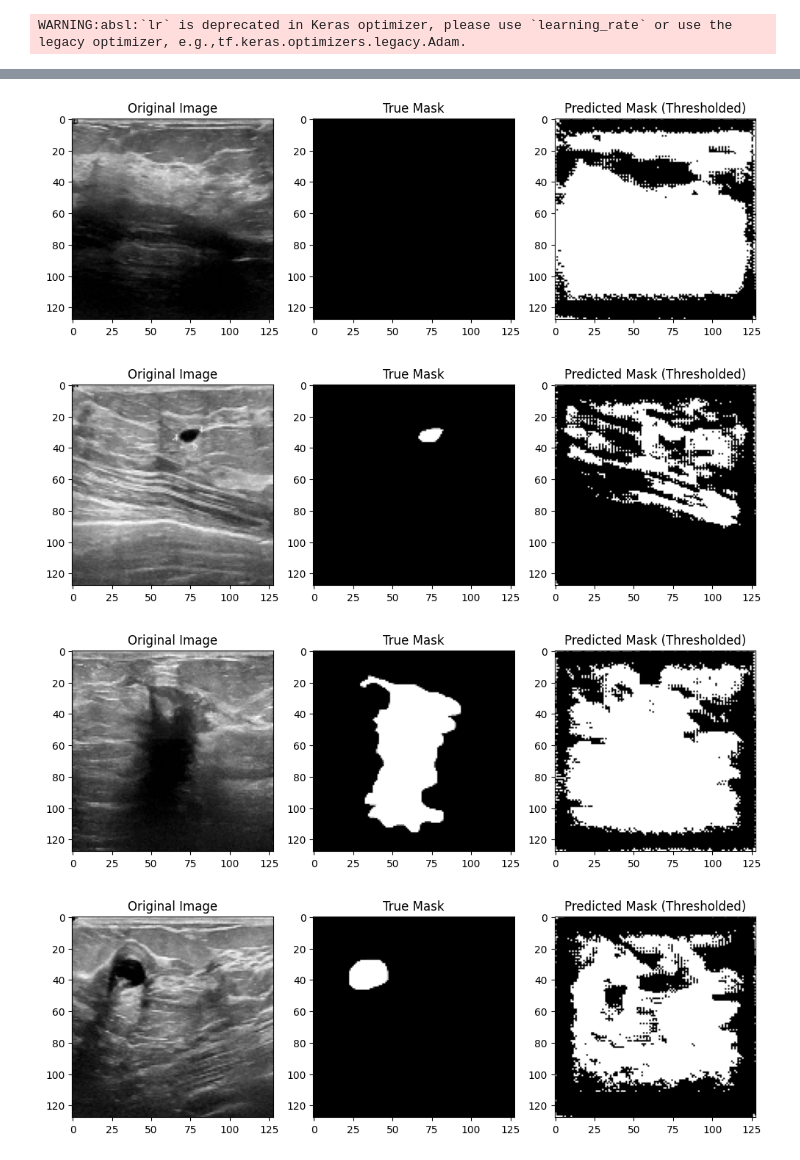
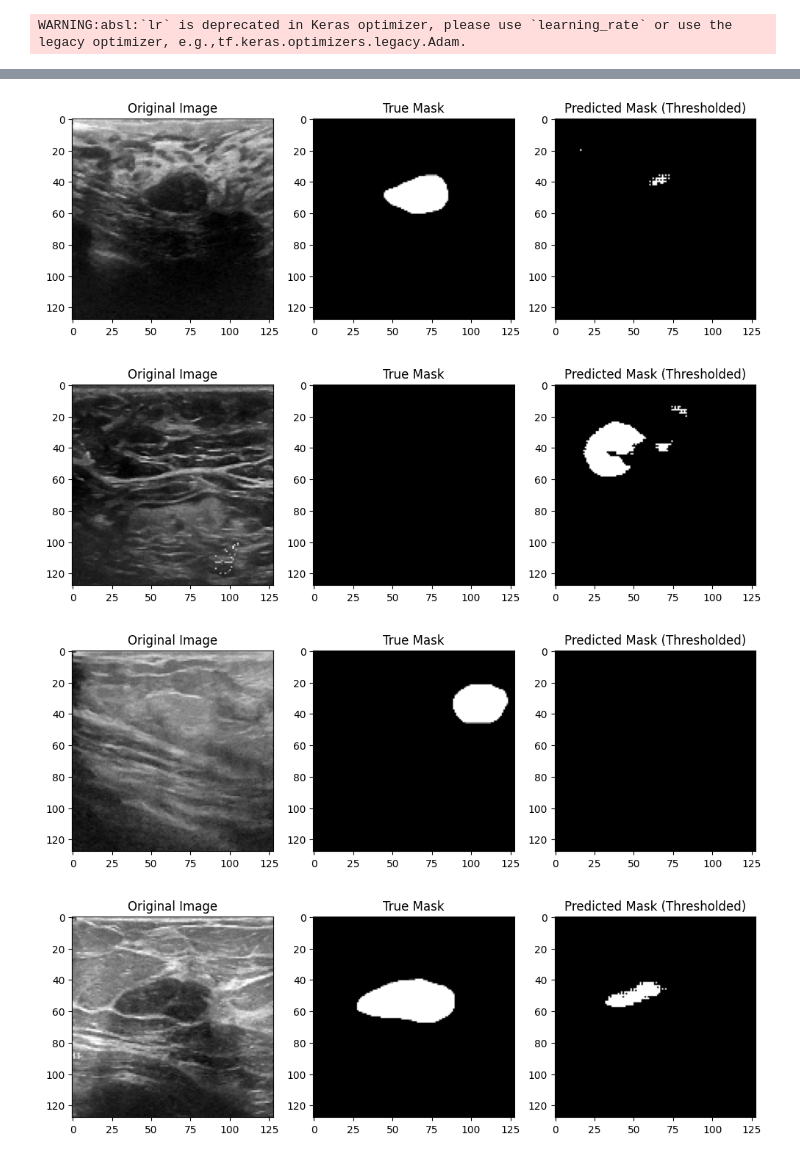
Before and after one commit to leoiba3/CNN-ImageAnomalyDetection, a Jupyter notebook: v1_BreastImageAnomaly.ipynb, the cells around one changed output, grey strips where cells are left out. Saved outputs shown, nothing was run; the diff lists cells and outputs as text; code cells hidden in the pictures.

```diff
--- a/v1_BreastImageAnomaly.ipynb
+++ b/v1_BreastImageAnomaly.ipynb
@@ -52,9 +54,9 @@ def load_data(normal_data, malignant_data, benign_data):
     return images, labels, masks
 # %%
 # Paths to the data folders
-normal_data = r"C:\Users\7J6594897\Desktop\Github Projects\CNN\Dataset_BUSI_with_GT\normal"
-malignant_data = r"C:\Users\7J6594897\Desktop\Github Projects\CNN\Dataset_BUSI_with_GT\malignant"
-benign_data = r"C:\Users\7J6594897\Desktop\Github Projects\CNN\Dataset_BUSI_with_GT\benign"
+normal_data = r"C:\Users\7J6594897\Desktop\Github Projects\CNN-ImageAnomalyDetection\Dataset_BUSI_with_GT\normal"
+malignant_data = r"C:\Users\7J6594897\Desktop\Github Projects\CNN-ImageAnomalyDetection\Dataset_BUSI_with_GT\malignant"
+benign_data = r"C:\Users\7J6594897\Desktop\Github Projects\CNN-ImageAnomalyDetection\Dataset_BUSI_with_GT\benign"
 
 # Load the dataset
 images, labels, masks = load_data(normal_data, malignant_data, benign_data)
@@ -135,6 +137,6 @@ unet = unet_model()
 WARNING:absl:`lr` is deprecated in Keras optimizer, please use `learning_rate` or use the legacy optimizer, e.g.,tf.keras.optimizers.legacy.Adam.
 # %%
 model = unet_model()
-history = model.fit(train_images, train_masks, batch_size=32, epochs=2, validation_split=0.15)
+history = model.fit(train_images, train_masks, batch_size=32, epochs=20, validation_split=0.15)
 # %% [output]
 WARNING:absl:`lr` is deprecated in Keras optimizer, please use `learning_rate` or use the legacy optimizer, e.g.,tf.keras.optimizers.legacy.Adam.
@@ -203,30 +165,0 @@ Test Loss: 0.8657981157302856, Test Accuracy: 0.6875
-# %%
-# Predict classes of the test images
-predicted_classes = model.predict(test_images)
-
-# Convert predictions to class labels
-predicted_labels = np.argmax(predicted_classes, axis=1)
-actual_labels = np.argmax(test_labels, axis=1)
-label_names = {0: 'Normal', 1: 'Malignant', 2: 'Benign'}
-
-import matplotlib.pyplot as plt
-
-# Ensure that labels are in the correct shape
-actual_labels = np.argmax(test_labels, axis=1).flatten()  # Flatten in case it's 2D
-predicted_labels = np.argmax(predicted_classes, axis=1).flatten()  # Flatten in case it's 2D
-
-# Number of images to display
-n_images = 10
-
-plt.figure(figsize=(15, 15))
-for i in range(n_images):
-    plt.subplot(3, n_images // 3 + 1, i + 1)
-    plt.imshow(test_images[i])
-
-    # Ensure that the label used for indexing is a scalar
-    actual_label = label_names[int(actual_labels[i])]
-    predicted_label = label_names[int(predicted_labels[i])]
-    plt.title(f"Actual: {actual_label}\nPredicted: {predicted_label}")
-    plt.axis('off')
-plt.tight_layout()
-plt.show()
@@ -237,13 +166,11 @@ KeyError: 127
 # %%
-import matplotlib.pyplot as plt
-
 # Predict masks for some test images
 n_samples = 10
 sample_images = test_images[:n_samples]
 predicted_masks = model.predict(sample_images)
 
 # Apply threshold
-threshold = 0.1  # 65%
+threshold = 0.7  # 65%
 predicted_masks_thresholded = (predicted_masks > threshold).astype(int)
 
 # Plot the results with thresholding
@@ -272,4 +199,4 @@ for i in range(n_samples):
-[figure, old version]
+[figure, new version]
-[figure, old version]
+[figure, new version]
-[figure, old version]
+[figure, new version]
-[figure, old version]
+[figure, new version]
```
Also changed, not shown: parts of 7 cells of this notebook.
